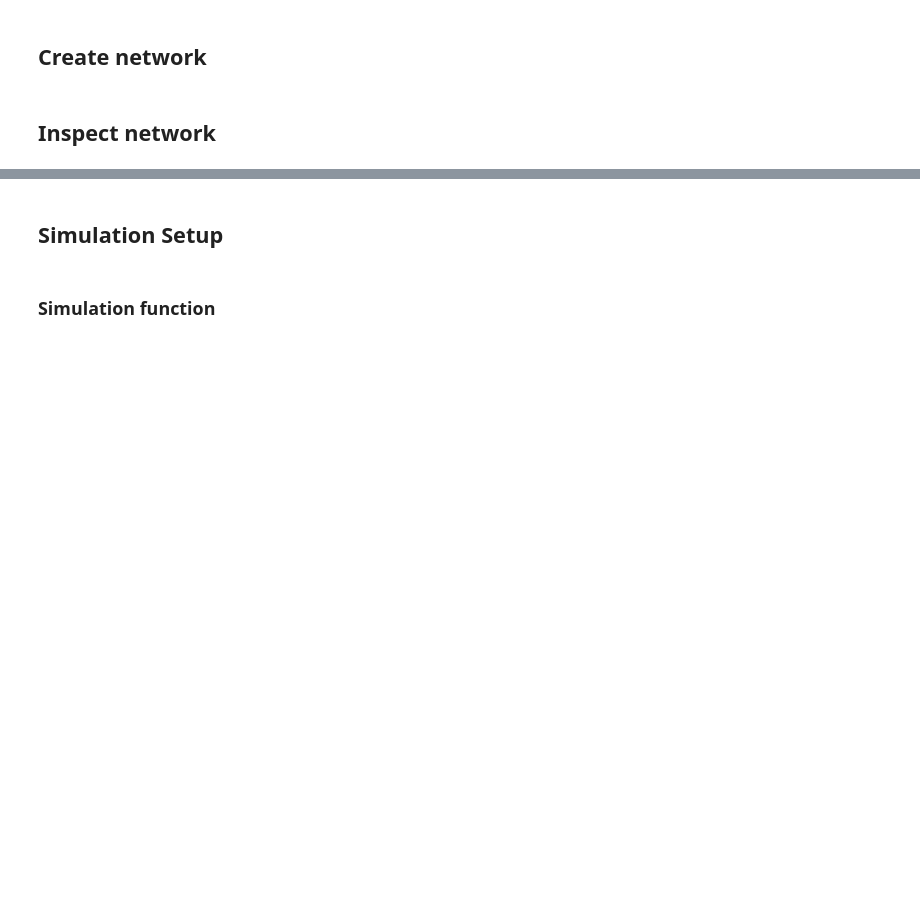
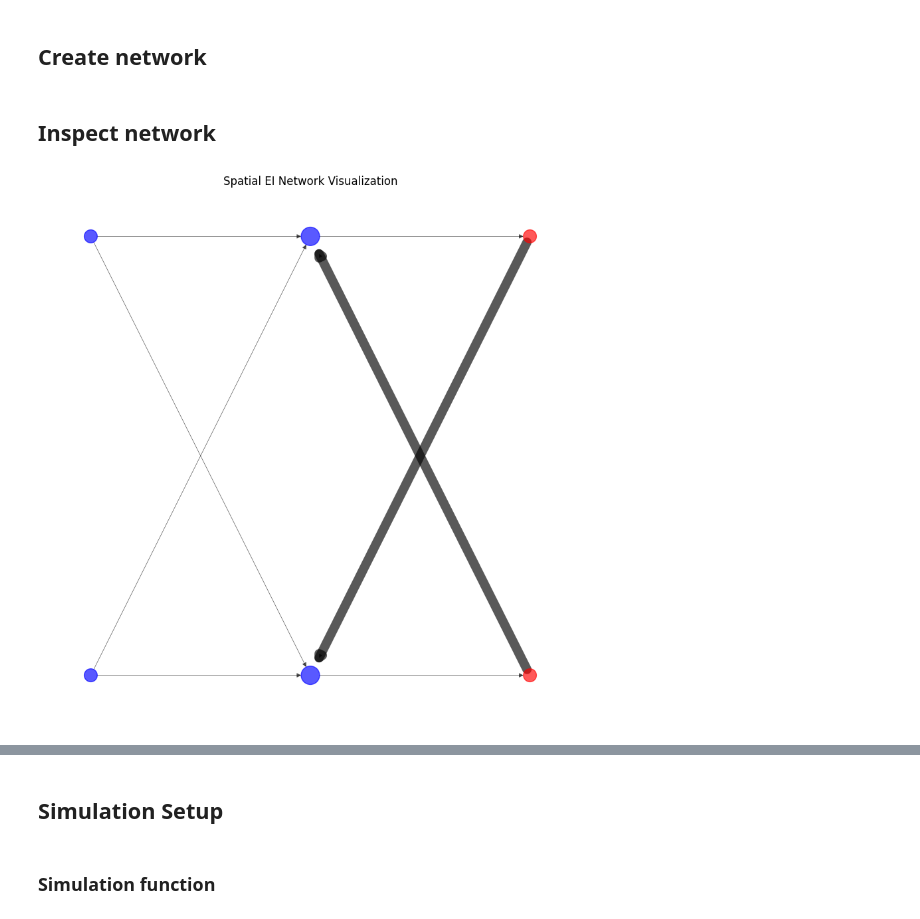
Before and after one commit to Dalsaetra/NeuroSimV3, a Jupyter notebook: python/week8/small_teacher_testing.ipynb, the cells around one changed output, grey strips where cells are left out. Cells and saved outputs as stored; diff of their text form; code cells hidden in the pictures; blank space fills up the shorter version.

```diff
--- a/python/week8/small_teacher_testing.ipynb
+++ b/python/week8/small_teacher_testing.ipynb
@@ -66,27 +75,29 @@ G.add_edge(1, 3, weight=1.0, distance=np.linalg.norm(G.nodes[1]["pos"] - G.nodes
 # %% [markdown]
 ## Inspect network
 # %%
-enable_plot = False
+enable_plot = True
 
 if enable_plot:
     # Plot graph G using "pos" attribute for node positions
     pos = nx.get_node_attributes(G, 'pos')
     # Edge thinckness proportional to weight
     edges = G.edges()
     weights = [G[u][v]['weight'] for u, v in edges]
     # Node size proportional to degree
     degrees = [G.degree(n) * 100 for n in G.nodes()]
     # Node color by neuron type
     ntypes = nx.get_node_attributes(G, 'ntype')
     # Map neuron types to colors
     color_map = {'ss4': 'blue', 'b': 'red'}
     node_colors = [color_map.get(ntypes[n], 'gray') for n in G.nodes()]
     # Edge alpha
     alphas = [0.2 + 0.8 * G[u][v]['weight'] / 10.0 for u, v in edges]
     plt.figure(figsize=(8,8))
     nx.draw(G, pos, node_size=degrees, width=weights, edge_cmap=plt.cm.viridis, node_color=node_colors, alpha=0.65, with_labels=False)
     plt.title("Spatial EI Network Visualization")
     plt.show()
+# %% [output]
+[figure, added]
 # %%
 # Plot weight distribution
 weights = [G[u][v]['weight'] for u, v in G.edges()]
```
Also changed, not shown: parts of 9 cells of this notebook.
